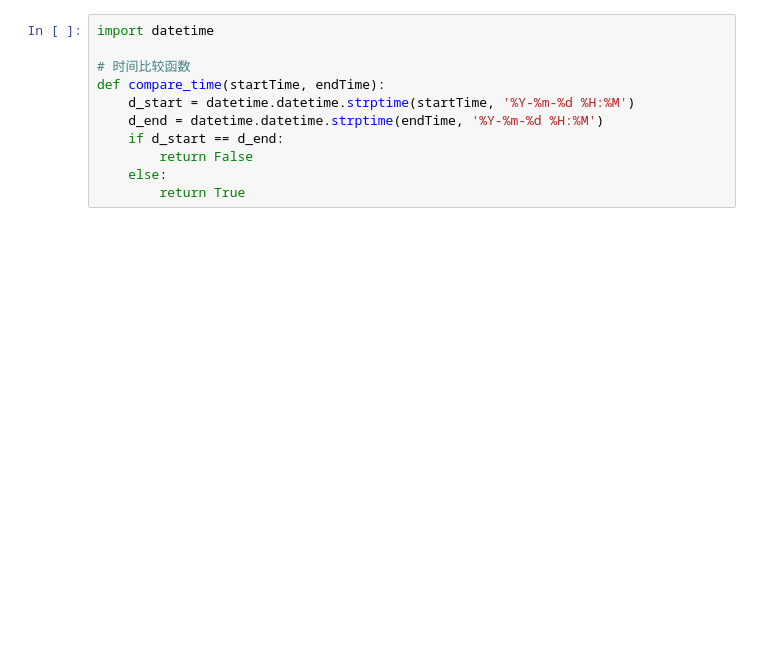
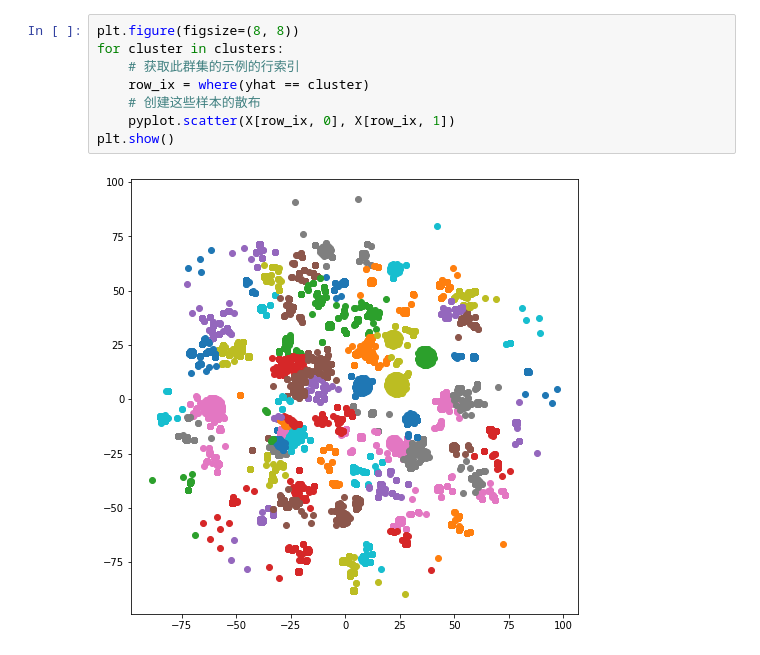
Before and after one commit to chenyong-cpu/machine-learning, a Jupyter notebook: markdown/05周报/code/MR伴生模型.ipynb, the cells around one changed output. Drawn from its saved outputs; the diff is of its cells as text; blank space fills up the shorter version.

```diff
--- a/markdown/05周报/code/MR伴生模型.ipynb
+++ b/markdown/05周报/code/MR伴生模型.ipynb
@@ -179,11 +204,10 @@ pyplot.show()
-# %%
-import datetime
-
-# 时间比较函数
-def compare_time(startTime, endTime):
-    d_start = datetime.datetime.strptime(startTime, '%Y-%m-%d %H:%M')
-    d_end = datetime.datetime.strptime(endTime, '%Y-%m-%d %H:%M')
-    if d_start == d_end:
-        return False
-    else:
-        return True
+# %%
+plt.figure(figsize=(8, 8))
+for cluster in clusters:
+    # 获取此群集的示例的行索引
+    row_ix = where(yhat == cluster)
+    # 创建这些样本的散布
+    pyplot.scatter(X[row_ix, 0], X[row_ix, 1])
+plt.show()
+# %% [output]
+[figure, added]
```
Also changed, not shown: parts of 15 cells of this notebook, 16 other files.
